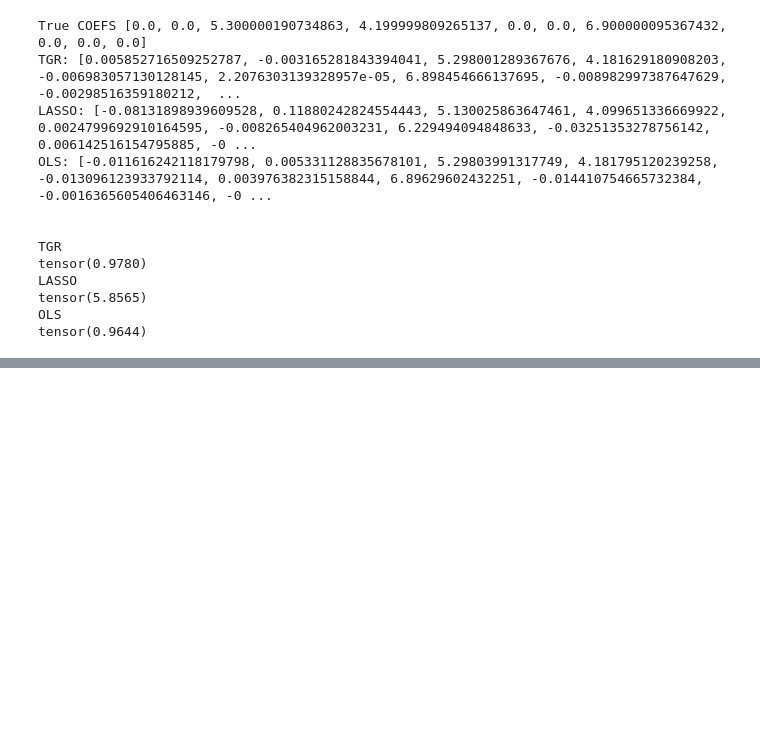
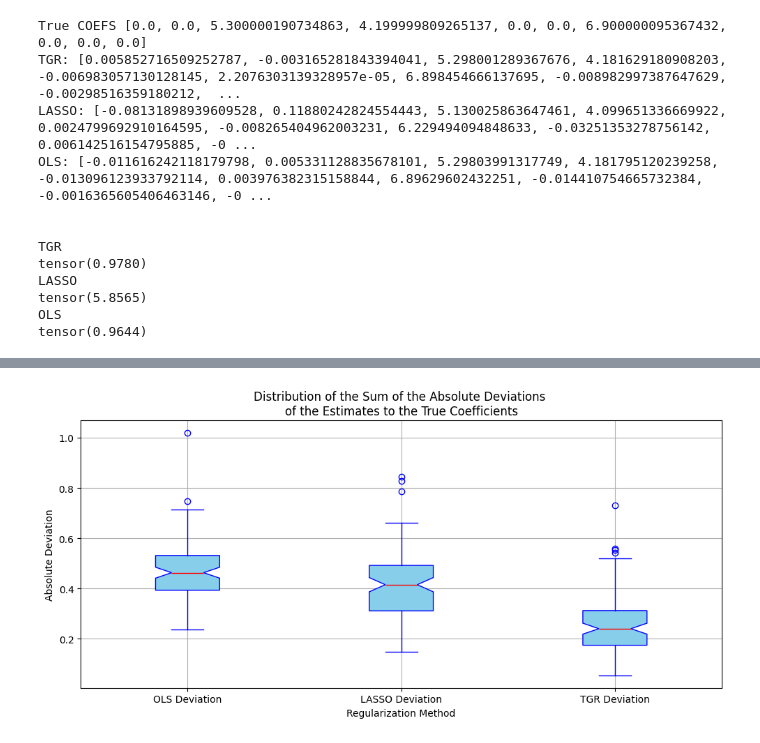
Before and after one commit to therealLucasPaul/MScThesis_Econ, a Jupyter notebook: 02_simulation/simulation_tgr.ipynb, the cells around one changed output, grey strips where cells are left out. Cells and saved outputs as stored; diff of their text form; code cells hidden in the pictures; blank space fills up the shorter version.

```diff
--- a/02_simulation/simulation_tgr.ipynb
+++ b/02_simulation/simulation_tgr.ipynb
@@ -315,0 +530,33 @@ Epoch [300/1000], Loss: 4.500098705291748
+# %%
+#print(ols_dev_list)
+#print(lasso_dev_list)
+#print(tgr_dev_list)
+
+# Combine data into a list
+data = [ols_dev_list, lasso_dev_list, tgr_dev_list]
+
+# Create a figure and a set of subplots
+fig, ax = plt.subplots(figsize=(10, 5))
+
+# Plot box plots
+ax.boxplot(data, patch_artist=True, notch=True,
+            boxprops=dict(facecolor='skyblue', color='blue'),
+            capprops=dict(color='blue'),
+            whiskerprops=dict(color='blue'),
+            flierprops=dict(color='blue', markeredgecolor='blue'),
+            medianprops=dict(color='red'))
+plt.title('Distribution of the Sum of the Absolute Deviations \nof the Estimates to the True Coefficients')
+ax.set_xlabel('Regularization Method')
+ax.set_ylabel('Absolute Deviation')
+ax.set_xticklabels(['OLS Deviation', 'LASSO Deviation', 'TGR Deviation'])
+major_ticks = np.arange(1, 4, 1)
+ax.set_xticks(major_ticks)
+
+# Adjust layout
+plt.tight_layout()
+plt.grid(True)
+
+# Show the plot
+plt.show()
+# %% [output]
+[figure, added]
```
Also changed, not shown: parts of 2 cells of this notebook, 10 other files.
